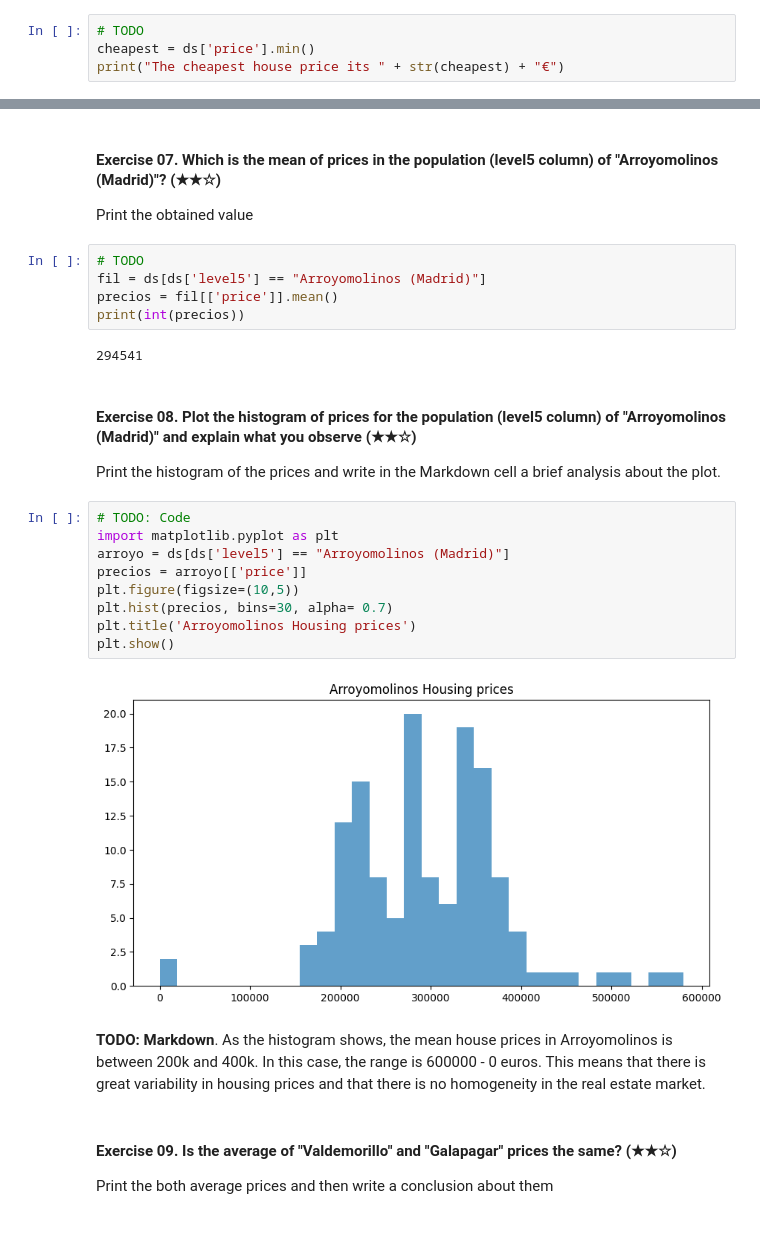
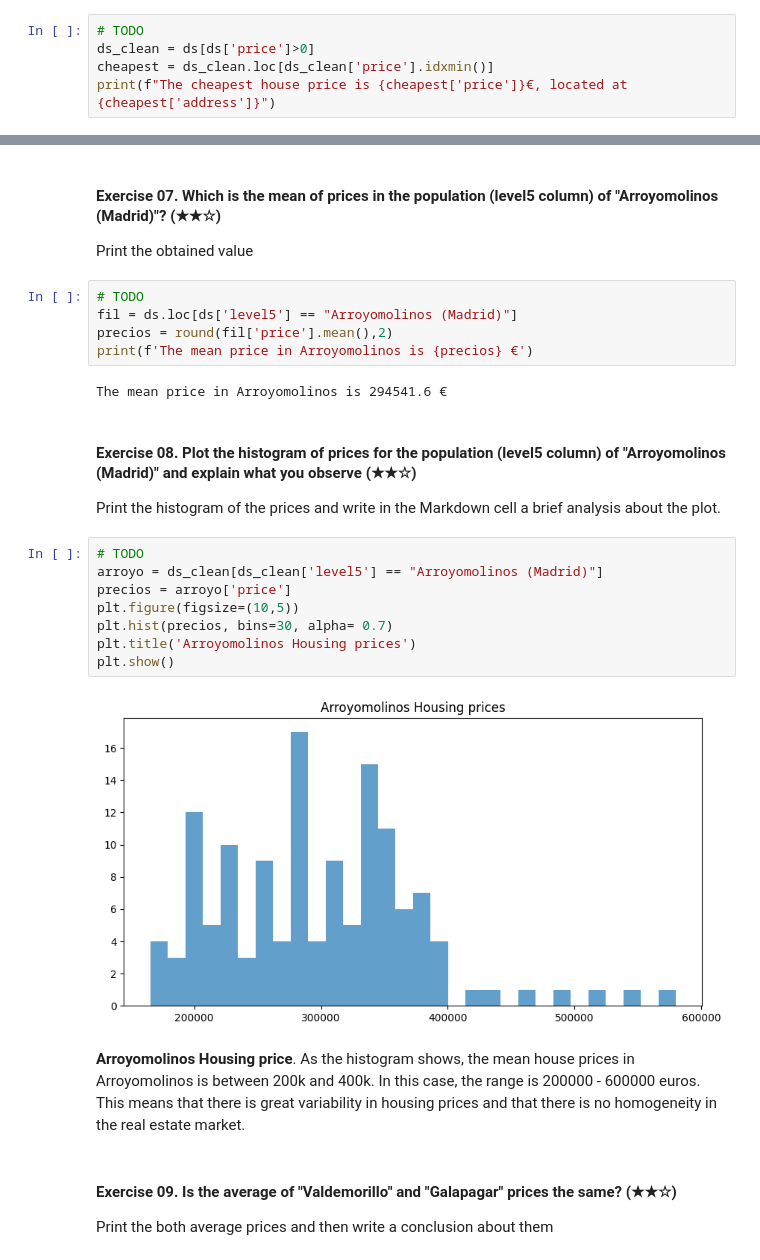
Before and after one commit to Elisag28/Real_estate_datacleanup, a Jupyter notebook: project.ipynb, the cells around one changed output, grey strips where cells are left out. Cells and saved outputs as stored; diff of their text form; blank space fills up the shorter version.

```diff
--- a/project.ipynb
+++ b/project.ipynb
@@ -51,6 +52,7 @@ Print the address and the price of the selected house. For example:
 `The house with address Concrete Street Nº1 is the cheapest and its price is 12000 USD`
 # %%
 # TODO
-cheapest = ds['price'].min()
-print("The cheapest house price its " + str(cheapest) + "€")
+ds_clean = ds[ds['price']>0]
+cheapest = ds_clean.loc[ds_clean['price'].idxmin()]
+print(f"The cheapest house price is {cheapest['price']}€, located at {cheapest['address']}")
 # %% [output]
@@ -135,28 +134,27 @@ The new Dataframe dimensions are 383375
 Print the obtained value
 # %%
 # TODO
-fil = ds[ds['level5'] == "Arroyomolinos (Madrid)"]
-precios = fil[['price']].mean()
-print(int(precios))
+fil = ds.loc[ds['level5'] == "Arroyomolinos (Madrid)"]
+precios = round(fil['price'].mean(),2)
+print(f'The mean price in Arroyomolinos is {precios} €')
 # %% [output]
-294541
+The mean price in Arroyomolinos is 294541.6 €
 # %% [markdown]
 #### Exercise 08. Plot the histogram of prices for the population (level5 column) of "Arroyomolinos (Madrid)" and explain what you observe (★★☆)
 
 Print the histogram of the prices and write in the Markdown cell a brief analysis about the plot.
 # %%
-# TODO: Code
-import matplotlib.pyplot as plt
-arroyo = ds[ds['level5'] == "Arroyomolinos (Madrid)"]
-precios = arroyo[['price']]
+# TODO
+arroyo = ds_clean[ds_clean['level5'] == "Arroyomolinos (Madrid)"]
+precios = arroyo['price']
 plt.figure(figsize=(10,5))
 plt.hist(precios, bins=30, alpha= 0.7)
 plt.title('Arroyomolinos Housing prices')
 plt.show()
 # %% [output]
-[figure, old version]
+[figure, new version]
 # %% [markdown]
-**TODO: Markdown**. As the histogram shows, the mean house prices in Arroyomolinos is between 200k and 400k. In this case, the range is 600000 - 0 euros. This means that there is great variability in housing prices and that there is no homogeneity in the real estate market.
+**Arroyomolinos Housing price**. As the histogram shows, the mean house prices in Arroyomolinos is between 200k and 400k. In this case, the range is 200000 - 600000 euros. This means that there is great variability in housing prices and that there is no homogeneity in the real estate market.
 # %% [markdown]
 #### Exercise 09. Is the average of "Valdemorillo" and "Galapagar" prices the same? (★★☆)
 
```
Also changed, not shown: parts of 20 cells of this notebook.
